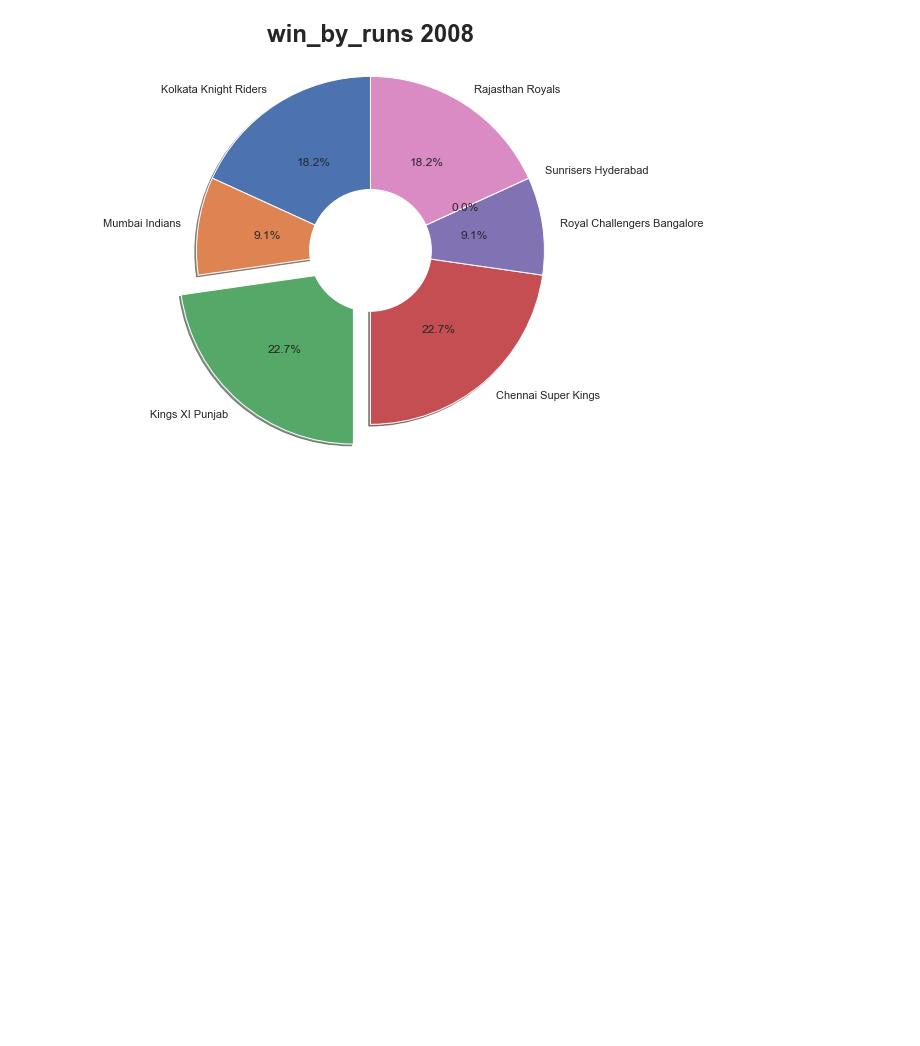
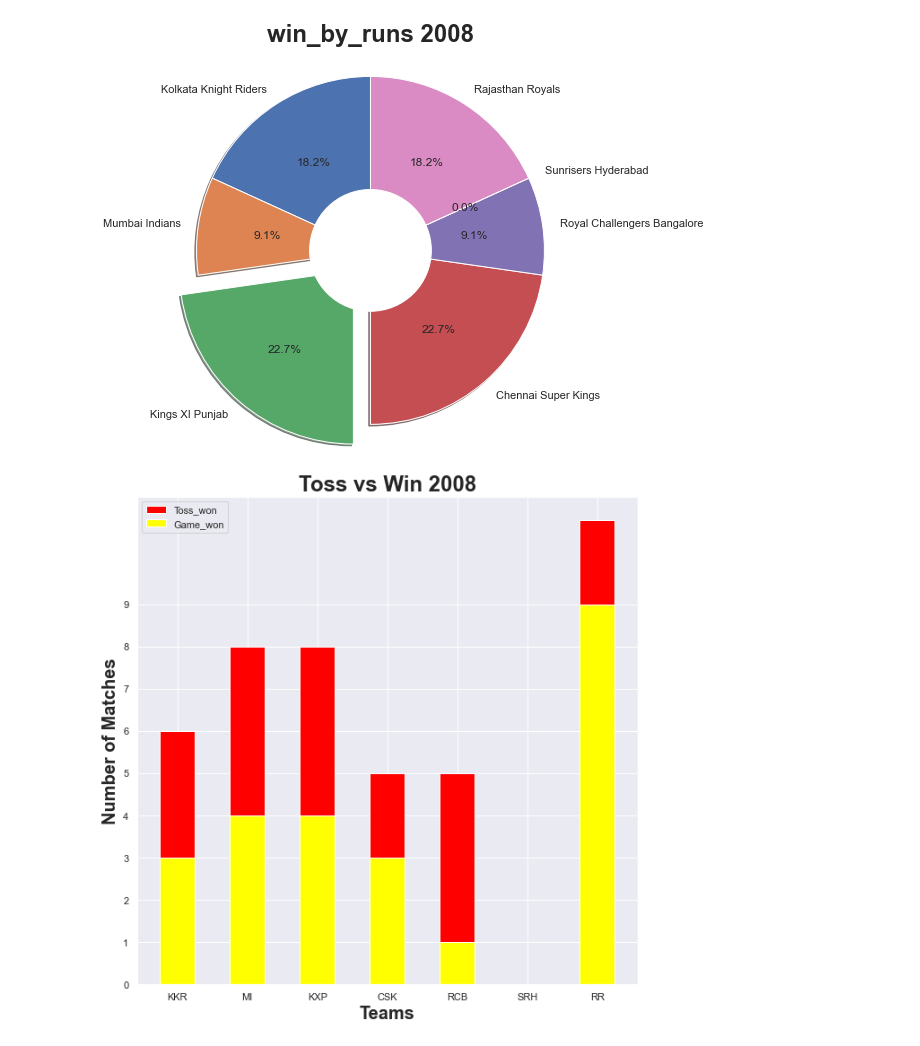
Before and after one commit to abhi-386/ISTA350_final, a Jupyter notebook: ISTA350_finalproject.ipynb, the cells around one changed output. Saved outputs shown, nothing was run; the diff lists cells and outputs as text; code cells hidden in the pictures; blank space fills up the shorter version.

```diff
--- a/ISTA350_finalproject.ipynb
+++ b/ISTA350_finalproject.ipynb
@@ -146,3 +148,37 @@ wins_chart(2008, 'win_by_wickets')
 wins_chart(2008, 'win_by_runs')
 # %% [output]
 [figure]
+# %%
+'''
+Now let us look at the toss to win ration in these year
+'''
+def toss_win(year):
+    result_year = matches_df[matches_df['season'] == year]
+    teams_lst = ['Kolkata Knight Riders', 'Mumbai Indians', 'Kings XI Punjab', 'Chennai Super Kings','Royal Challengers Bangalore', 'Sunrisers Hyderabad','Rajasthan Royals'  ]
+    toss_won = []
+    game_won = []
+    for i in teams_lst:
+        toss_won.append(result_year[result_year['toss_winner']== i].id.count())
+        game_won.append(result_year[(result_year['toss_winner']==i) & (result_year['winner']==i)].id.count())
+    data = [[teams_lst[i], toss_won[i],game_won[i]] for i in range (len(teams_lst))]
+    new_df = pd.DataFrame(data, columns = ['Teams', 'Toss_won', 'Game_won'])
+
+    sns.set(style='darkgrid')
+    fig=plt.gcf()
+    fig.set_size_inches(10,10)
+
+    n_bins = 7
+    ind = np.arange(n_bins)
+    width = 0.50
+    p1 = plt.bar(ind, new_df['Toss_won'], width, color='Red', tick_label = ['KKR', 'MI', 'KXP', 'CSK', 'RCB',  'SRH', 'RR'])
+    p2 = plt.bar(ind, new_df['Game_won'], width, color='Yellow')
+
+    plt.ylabel('Number of Matches',fontsize=20, fontweight='bold' )
+    plt.xlabel('Teams', fontsize=20, fontweight='bold')
+    plt.title('Toss vs Win ' + str(year), fontsize=24, fontweight='bold')
+    plt.yticks(np.arange(0, 10, 1))
+    plt.legend((p1[0], p2[0]), ('Toss_won', 'Game_won'))
+    plt.show()
+toss_win(2008)
+# %% [output]
+[figure, added]
```
Also changed, not shown: parts of 2 cells of this notebook.
